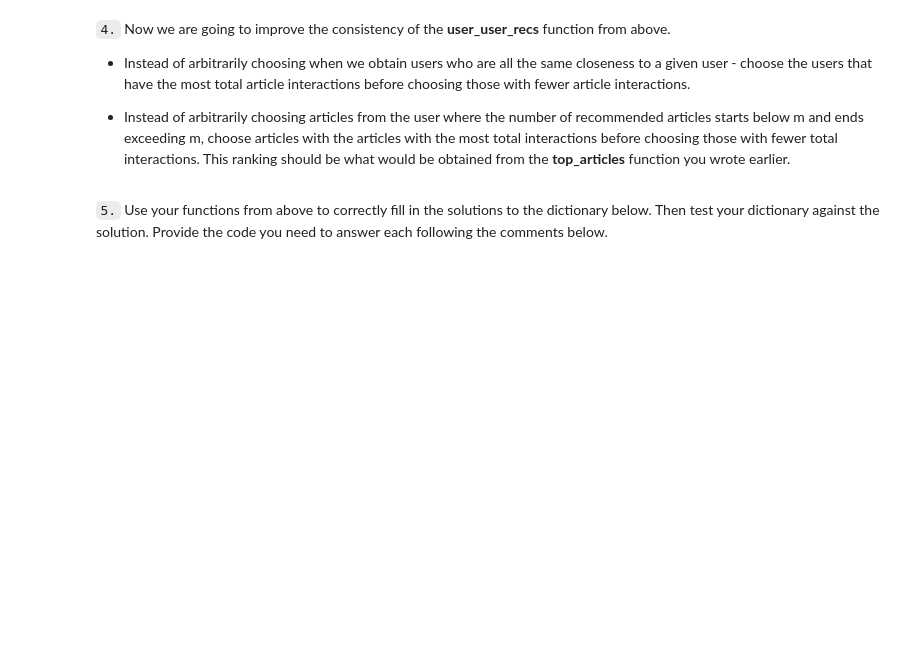
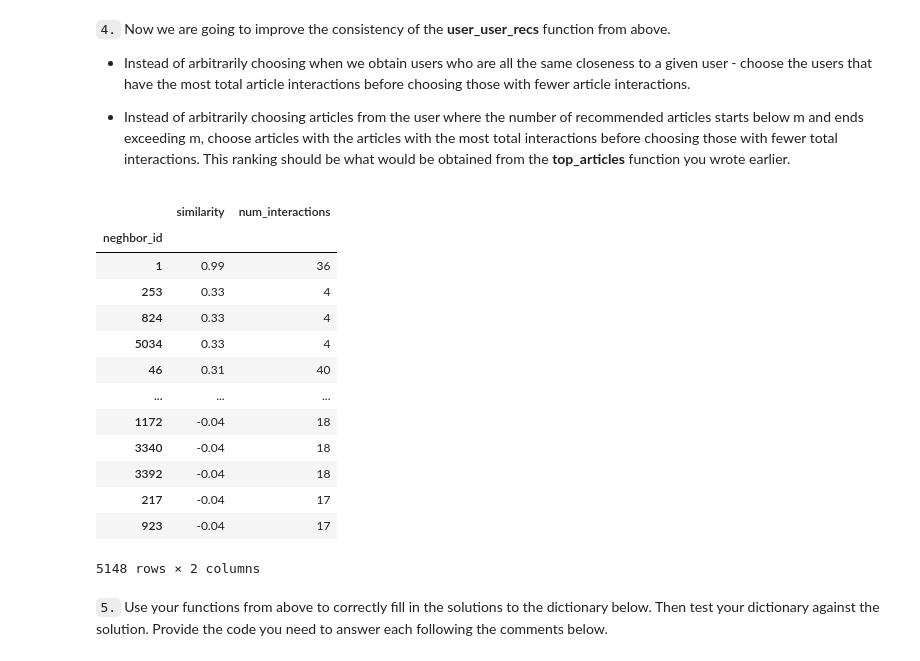
Before and after one commit to akniels/Recommendation_System, a Jupyter notebook: Recommendations_with_IBM.ipynb, the cells around one changed output. Drawn from its saved outputs; the diff is of its cells as text; code cells hidden in the pictures; blank space fills up the shorter version.

```diff
--- a/Recommendations_with_IBM.ipynb
+++ b/Recommendations_with_IBM.ipynb
@@ -591,12 +634,39 @@ def user_user_recs_part2(user_id, m=10):
     return recs, rec_names
 # %%
 # Quick spot check - don't change this code - just use it to test your functions
-rec_ids, rec_names = user_user_recs_part2(20, 10)
-print("The top 10 recommendations for user 20 are the following article ids:")
-print(rec_ids)
-print()
-print("The top 10 recommendations for user 20 are the following article names:")
-print(rec_names)
+# coor = user_item.T.corr()
+# highest = coor[3933].sort_values(ascending=False)
+# numb_interactions = user_item.sum(axis=1)
+# neighbors_df = pd.concat([highest, numb_interactions], axis=1)
+# neighbors_df = neighbors_df.rename(columns={3933 :'similarity', 0 : 'num_interactions'})
+# neighbors_df.index.names = ['neghbor_id']
+# neighbors_df['similarity'] = neighbors_df['similarity'].round(2)
+# neighbors_df = neighbors_df.sort_values(['similarity', 'num_interactions'], ascending=[False, False])
+# neighbors_df.index.rename('neighbor_id')
+# neighbors_df
+#neigh
+get_top_sorted_users(3933)
+#rec_ids, rec_names = user_user_recs_part2(20, 10)
+# print("The top 10 recommendations for user 20 are the following article ids:")
+# print(rec_ids)
+# print()
+# print("The top 10 recommendations for user 20 are the following article names:")
+# print(rec_names)
+# %% [output]
+|  | similarity | num_interactions |
+| neghbor_id |  |  |
+| 1 | 0.99 | 36 |
+| 253 | 0.33 | 4 |
+| 824 | 0.33 | 4 |
+| 5034 | 0.33 | 4 |
+| 46 | 0.31 | 40 |
+| ... | ... | ... |
+| 1172 | -0.04 | 18 |
+| 3340 | -0.04 | 18 |
+| 3392 | -0.04 | 18 |
+| 217 | -0.04 | 17 |
+| 923 | -0.04 | 17 |
+5148 rows × 2 columns
 # %% [markdown]
 `5.` Use your functions from above to correctly fill in the solutions to the dictionary below.  Then test your dictionary against the solution.  Provide the code you need to answer each following the comments below.
 # %%
```
Also changed, not shown: parts of 8 cells of this notebook, 1 other file.
